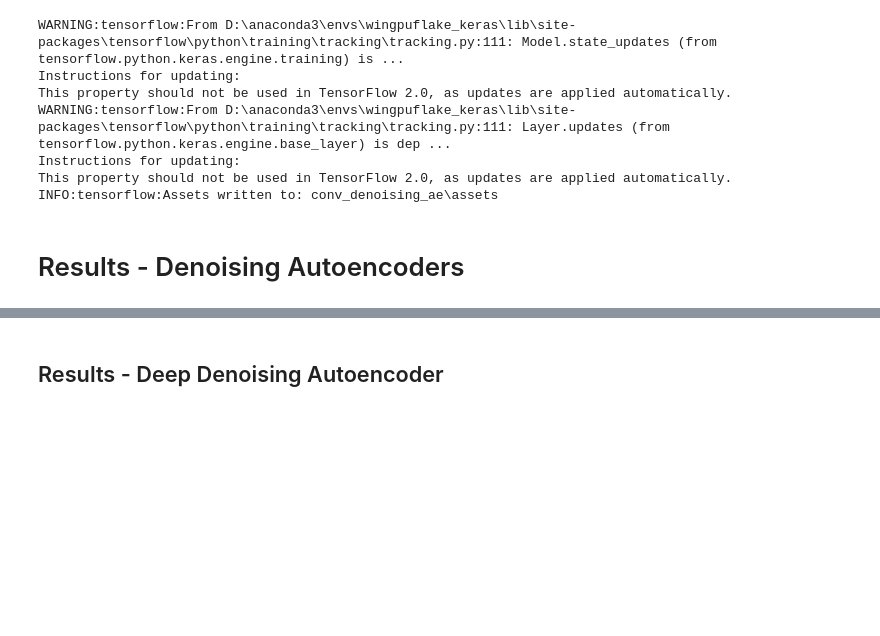
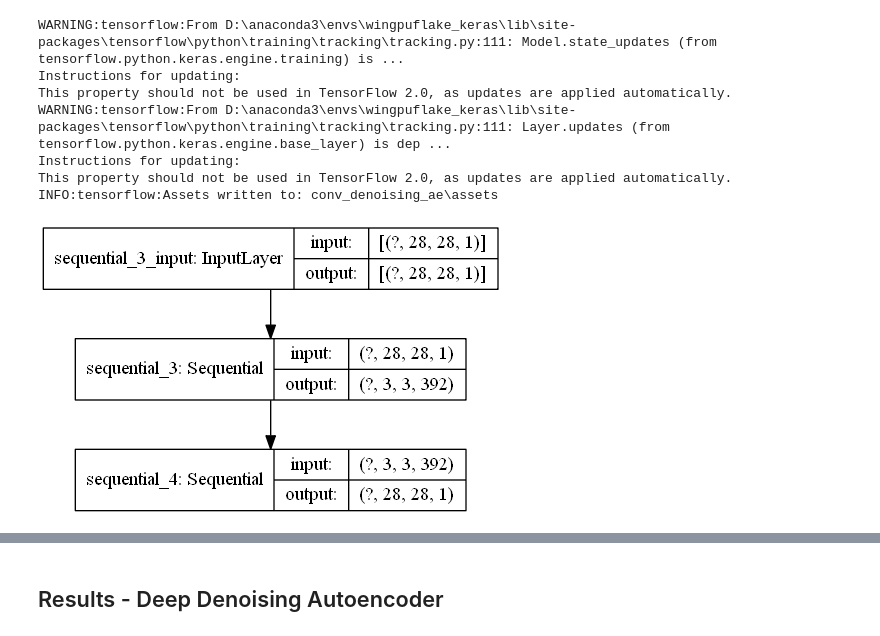
Before and after one commit to IIIskiplikIII/autoencoding-mnist, a Jupyter notebook: autoencoding-mnist.ipynb, the cells around one changed output, grey strips where cells are left out. Cells and saved outputs as stored; diff of their text form; code cells hidden in the pictures; blank space fills up the shorter version.

```diff
--- a/autoencoding-mnist.ipynb
+++ b/autoencoding-mnist.ipynb
@@ -437,6 +434,6 @@ This property should not be used in TensorFlow 2.0, as updates are applied autom
 INFO:tensorflow:Assets written to: conv_denoising_ae\assets
 # %%
 # Probably not working on Kaggle
-#plot_model(conv_denoising_ae, 'conv_autencoder.png', show_shapes=True)
+plot_model(conv_denoising_ae, 'conv_autencoder.png', show_shapes=True)
+# %% [output]
+[figure, added]
-# %% [markdown]
-# Results - Denoising Autoencoders
```
Also changed, not shown: parts of 21 cells of this notebook.
